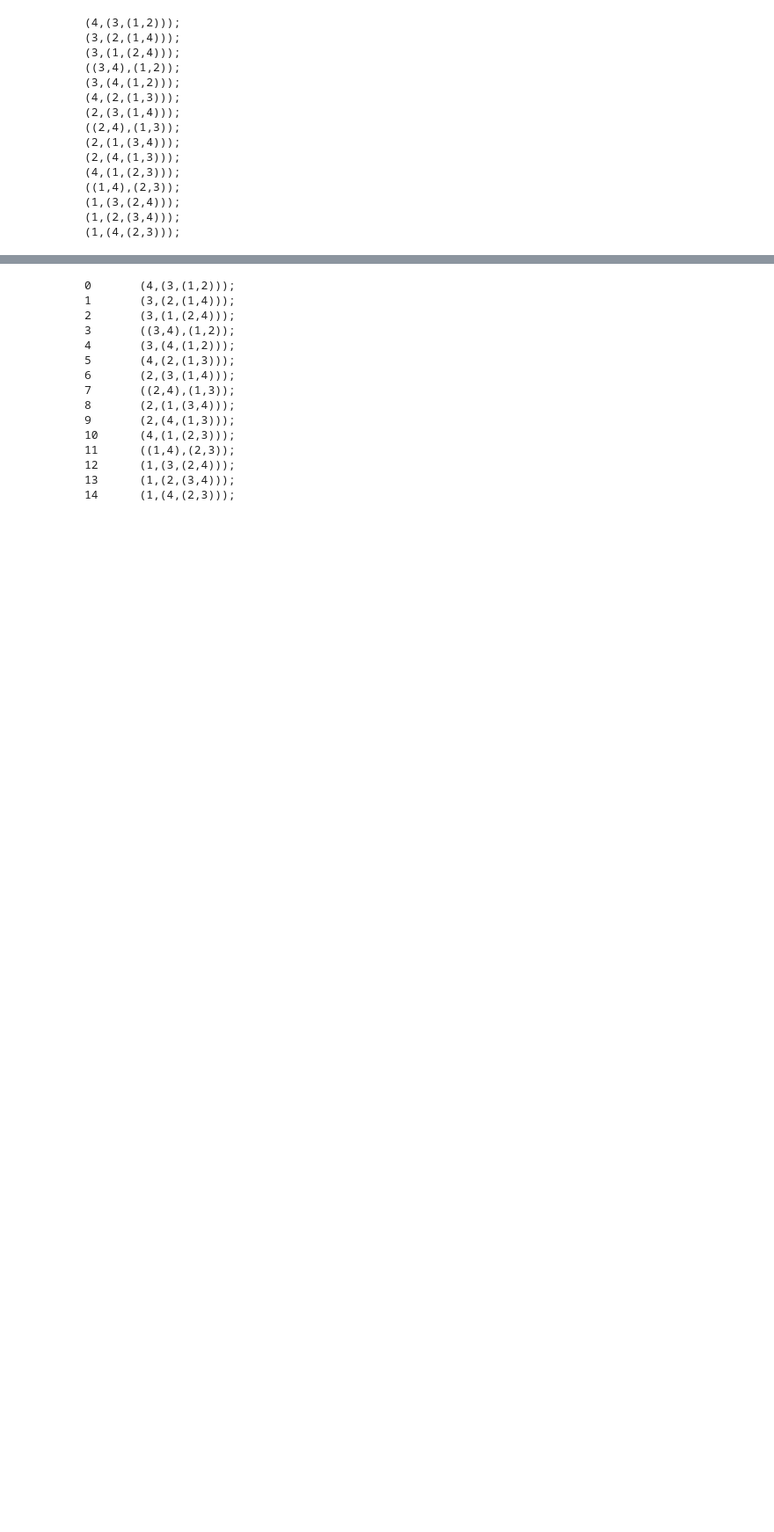
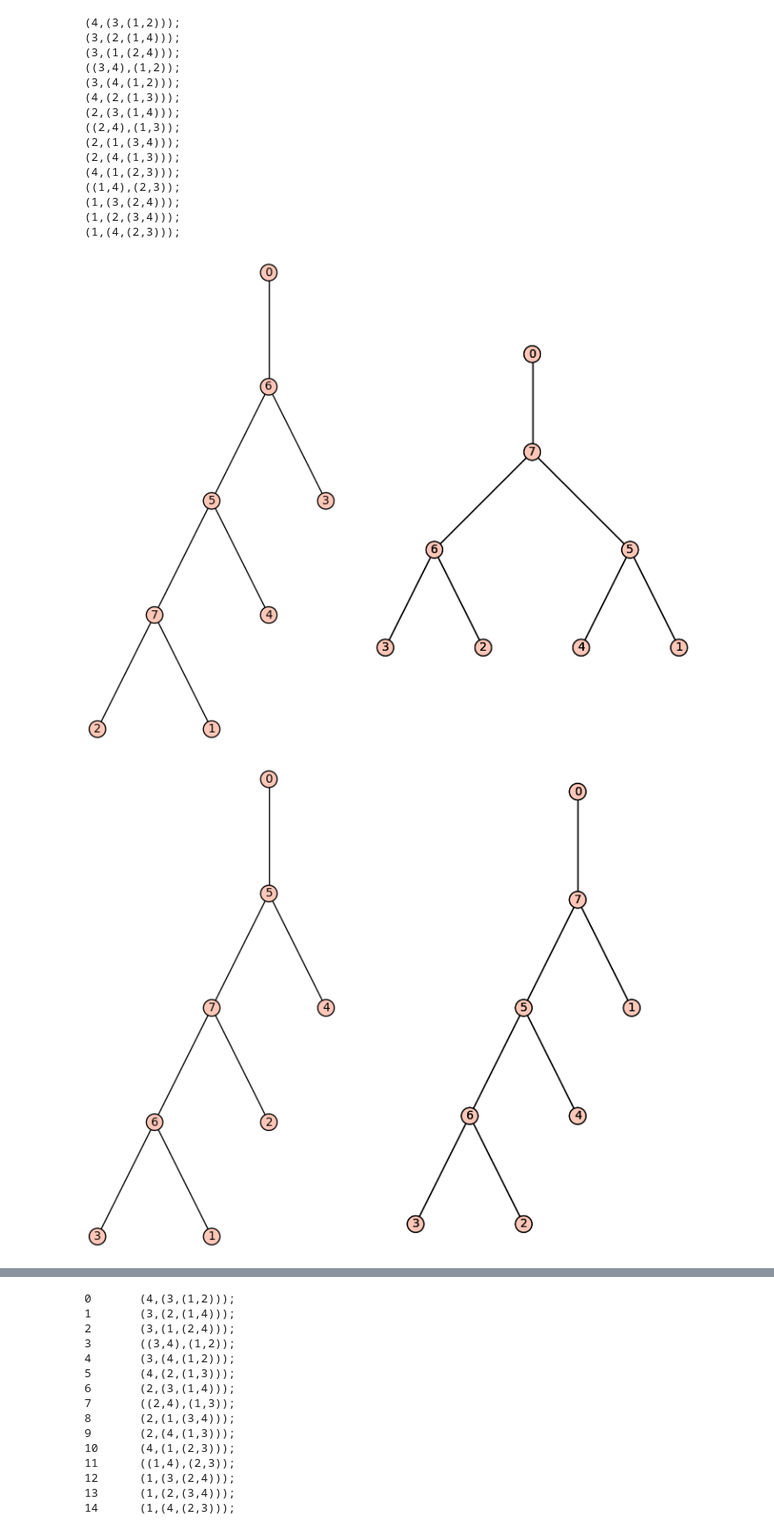
Before and after one commit to matsengrp/curvature, a Jupyter notebook: spr-curvature.ipynb, the cells around one changed output, grey strips where cells are left out. Shown at 88% size. Drawn from its saved outputs; the diff is of its cells as text; code cells hidden in the pictures; blank space fills up the shorter version.

Commit message:
Plotting representatives of equivalence classes.

```diff
--- a/spr-curvature.ipynb
+++ b/spr-curvature.ipynb
@@ -34,3 +37,12 @@ demo(ts[4])
 (1,(3,(2,4)));
 (1,(2,(3,4)));
 (1,(4,(2,3)));
+# %%
+g4 = rooted_pair_equivalence_graph(ts[4])
+g5 = rooted_pair_equivalence_graph(ts[5])
+# %%
+for (t1, t2) in pair_representatives(ts[4], g4):
+    nb_show(sage.plot.graphics.GraphicsArray([plot_tree(t1), plot_tree(t2)]))
+# %% [output]
+[figure, added]
+[figure, added]
```
Also changed, not shown: parts of 2 cells of this notebook, 1 other file.
